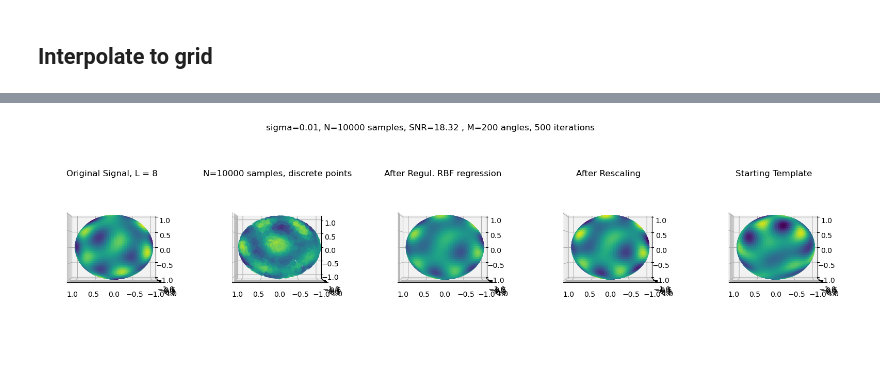
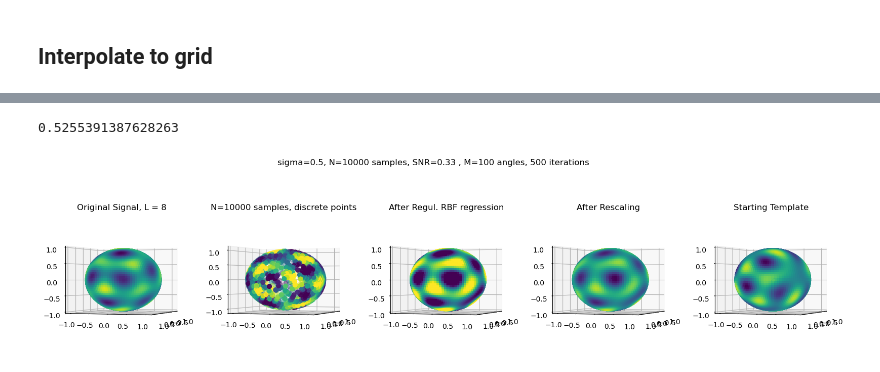
Before and after one commit to emastr/moment-constrained-cryo-em, a Jupyter notebook: part08_iterative_shell_alignment.ipynb, the cells around one changed output, grey strips where cells are left out. Cells and saved outputs as stored; diff of their text form; code cells hidden in the pictures.

```diff
--- a/part08_iterative_shell_alignment.ipynb
+++ b/part08_iterative_shell_alignment.ipynb
@@ -257,7 +262,7 @@ if sampling == "mw":
     Alphas, Betas = jnp.meshgrid(alphas, betas)
     Alphas, Betas = Alphas.flatten(), Betas.flatten()
 elif sampling == "rnd":
-    Nrots = 200
+    Nrots = 100
     base_key, key = jax.random.split(base_key)
     Alphas, Betas = sample_on_sphere(key, Nrots)
 
@@ -272,7 +278,7 @@ plot_rot(Alphas, Betas, (2*L-1))
 # %%
 # Random data
 Ndata = 10000
-sigma = 0.01
+sigma = 0.5
 base_key, key = jax.random.split(base_key)
 Alpha_data, Beta_data, Gamma_data = random_so3(key, Ndata)
 d_beta_data, sph_zeros = get_slicing_weights(Beta_data, ms, L)
@@ -285,6 +291,6 @@ noise = noise + (-1)**(ms) * jnp.conjugate(noise[:,::-1])
 noisy_data_slices = data_slices + noise * sigma
 noisy_data_slices_ifft = vmap(ifft_shifted)(noisy_data_slices)
 
-snr = jnp.linalg.norm(data_slices)/jnp.linalg.norm(noise*sigma)
+snr = jnp.linalg.norm(data_slices[0])/jnp.linalg.norm(noise[0]*sigma)
 print(f"SNR: {snr}")
 # %% [output]
@@ -333,15 +382,6 @@ for i in range(N_align):
 # %%
-
-
-def rigid_body_align(fm, fm_template, ms, L, Alphas, Betas, Gammas):
-    d_betas, _ = get_slicing_weights(Betas, ms, L)
-    fm_template_rot = vmap(rot_sph_harm, (None, 0, 0, 0, None))(fm_template, Alphas, d_betas, Gammas, ms)
-    argmax = jnp.argmax(vmap(lambda a,b: jnp.sum(a * jnp.conjugate(b)).real, (0, None))(fm_template_rot, fm))
-    return  fm_template_rot[argmax]
-
 fm_template = rigid_body_align(fm, fm_template, ms, L, Alpha_data, Beta_data, Gamma_data)
 f_template0 = rigid_body_align(fm, fm_template0, ms, L, Alpha_data, Beta_data, Gamma_data)
-#f_aligned_interp = vmap(vmap(regressor, (0, None)), (None, 0))(thetas, phis)
 
 f_tmpl = vmap(vmap(lambda theta, phi: eval_shell(theta, phi, fm_template0, ls, ms, L), (0, None)), (None, 0))(thetas, phis)
 f_aligned_interp = vmap(vmap(lambda theta, phi: eval_shell(theta, phi, fm_template, ls, ms, L), (0, None)), (None, 0))(thetas, phis)
@@ -363,35 +403,42 @@ plt.suptitle(f"sigma={sigma}, N={Ndata} samples, SNR={snr:.2f} , M={Nrots} angle
 ax1 = plt.subplot(151, projection='3d')
 v = colormap(normalize(ftrue))
 vmax, vmin = jnp.max(ftrue), jnp.min(ftrue)
 plot_sph(v, thetas, phis, ax1)
 plt.title(f"Original Signal, L = {L}")
 
 ax2 = plt.subplot(152, projection='3d')
 v = colormap(normalize(fdata, vmin, vmax))
 ax2.scatter(*XYZ_flat.T, s=40, color=v)
 plt.title(f"N={Ndata} samples, discrete points")
 
 ax3 = plt.subplot(153, projection='3d')
 v = colormap(normalize(finterp, vmin, vmax))
 plot_sph(v, thetas, phis, ax3)
 plt.title(f"After Regul. RBF regression")
 
 ax4 = plt.subplot(154, projection='3d')
 v = colormap(normalize(finterp))
 plot_sph(v, thetas, phis, ax4)
 plt.title(f"After Rescaling")
 
 ax5 = plt.subplot(155, projection='3d')
 v = colormap(normalize(ftmpl))
 plot_sph(v, thetas, phis, ax5)
 plt.title(f"Starting Template")
 
 
-elev, azim = 0, 90
+ftrue_norm = jnp.linalg.norm(ftrue)
+finterp_norm = jnp.linalg.norm(finterp)
+print(jnp.linalg.norm(ftrue-finterp*ftrue_norm / finterp_norm)/ftrue_norm)
+
+
+
+elev, azim = 0, 20
 for ax in [ax1, ax2, ax3, ax4, ax5]:
     ax.view_init(elev=elev, azim=azim)
 # %% [output]
+0.5255391387628263
-[figure, old version]
+[figure, new version]
 # %%
 ## Idea:
 ## Instead of approximating the discrete angles, we run clustering on the angles,
```
Also changed, not shown: parts of 5 cells of this notebook, 3 other files.
